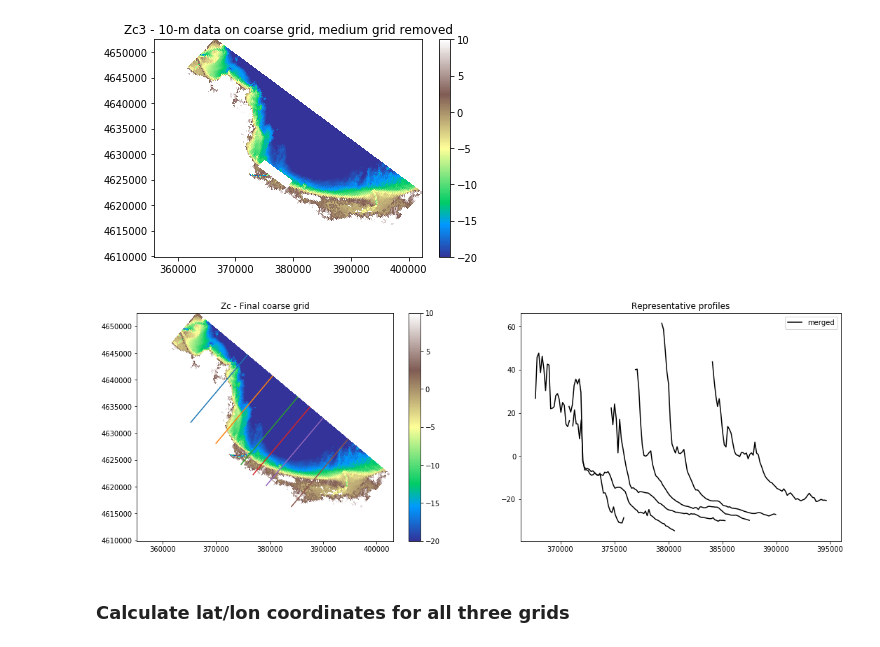
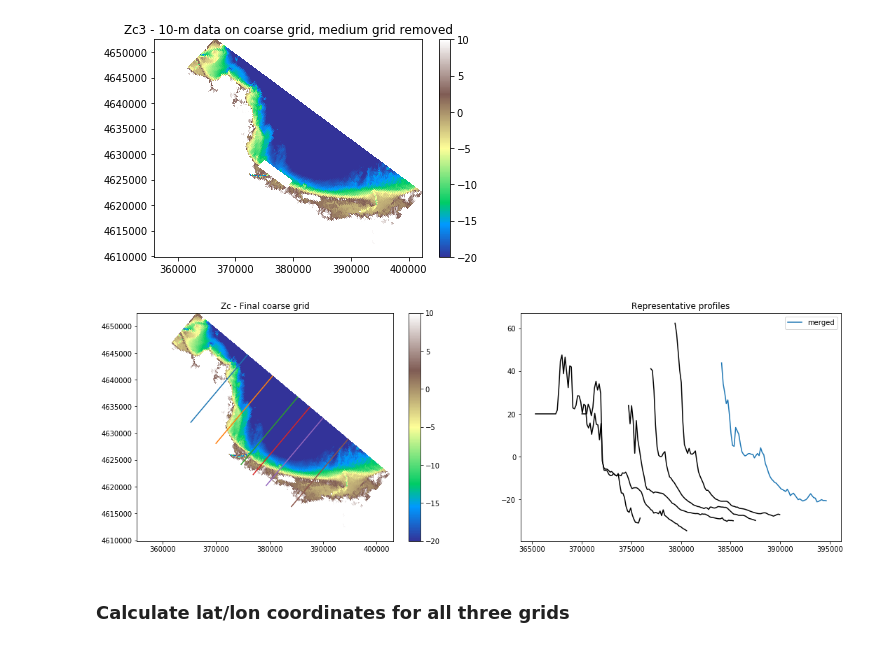
Before and after one commit to csherwood-usgs/CCBay, a Jupyter notebook: CCBay_grid_v1.ipynb, the cells around one changed output. Saved outputs shown, nothing was run; the diff lists cells and outputs as text; code cells hidden in the pictures.

```diff
--- a/CCBay_grid_v1.ipynb
+++ b/CCBay_grid_v1.ipynb
@@ -455,7 +490,7 @@ Kernal footprint:  (5, 5)
 # Make the fine grid with lidar data
 xp, yp = np.meshgrid(xlidar,ylidar)
 xpyp = np.array((np.ravel(xp),np.ravel(yp))).T
-zp = np.ravel(zlidar)
+zp = np.ravel(zlidars)
 print('xp ',np.shape(xp),'yp: ' ,np.shape(yp),'xpyp: ',np.shape(xpyp),'zp: :',np.shape(zp))
 print('Xf ',np.shape(Xf),'Yf: ' ,np.shape(Yf),'grid points: ',np.shape(np.array((np.ravel(Xf), np.ravel(Yf))).T))
 
@@ -624,7 +659,7 @@ Wall time: 682 ms
 # Interpolate the lidar data on to the medium grid
 xp, yp = np.meshgrid(xlidar,ylidar)
 xpyp = np.array((np.ravel(xp),np.ravel(yp))).T
-zp = np.ravel(zlidar)
+zp = np.ravel(zlidars)
 print('xp ',np.shape(xp),'yp: ' ,np.shape(yp),'xpyp: ',np.shape(xpyp),'zp: :',np.shape(zp))
 print('Xm ',np.shape(Xm),'Ym: ' ,np.shape(Ym),'grid points: ',np.shape(np.array((np.ravel(Xm), np.ravel(Ym))).T))
 
@@ -666,19 +701,13 @@ ntransects, npoints:  190 64
 [figure]
 # %%
 %%time
-# Interpolate the clipped 10-m data on to the medium grid
+# Interpolate the clipped, smoothed, filled 10-m data on to the medium grid
 xp, yp = np.meshgrid(x10c,y10c)
 xpyp = np.array((np.ravel(xp),np.ravel(yp))).T
-zp = np.ravel(z10c)
+zp = np.ravel(z10csf)
 print('xp ',np.shape(xp),'yp: ' ,np.shape(yp),'xpyp: ',np.shape(xpyp),'zp: :',np.shape(zp))
 print('Xm ',np.shape(Xm),'Ym: ' ,np.shape(Ym),'grid points: ',np.shape(np.array((np.ravel(Xm), np.ravel(Ym))).T))
-
-# interpolate 10-m data on to medium grid
 Zm3 = interpolate.griddata( xpyp, zp, np.array((np.ravel(Xm), np.ravel(Ym))).T, method='nearest', fill_value=np.NaN, rescale=False)
 Zm3 = np.reshape(Zm3,np.shape(Xm))
-
-plt.pcolormesh(Xm,Ym,Zm3,vmin=-8,vmax=10,cmap=plt.cm.terrain)
-plt.title('Zm3 - 10-m data on medium grid')
-plt.colorbar();
 # %% [output]
 xp  (3852, 4874) yp:  (3852, 4874) xpyp:  (18774648, 2) zp: : (18774648,)
@@ -767,10 +800,9 @@ Wall time: 184 ms
 # Interpolate the clipped 10-m data on to the coarse grid
 xp, yp = np.meshgrid(x10c,y10c)
 xpyp = np.array((np.ravel(xp),np.ravel(yp))).T
-zp = np.ravel(z10c)
+zp = np.ravel(z10csf)
 print('xp ',np.shape(xp),'yp: ' ,np.shape(yp),'xpyp: ',np.shape(xpyp),'zp: :',np.shape(zp))
 print('Xc ',np.shape(Xc),'Yc: ' ,np.shape(Yc),'grid points: ',np.shape(np.array((np.ravel(Xc), np.ravel(Yc))).T))
 
-# interpolate 10-m data on to medium grid
 Zc2 = interpolate.griddata( xpyp, zp, np.array((np.ravel(Xc), np.ravel(Yc))).T, method='nearest', fill_value=np.NaN, rescale=False)
 Zc2 = np.reshape(Zc2,np.shape(Xc))
@@ -797,25 +833,25 @@ Zc = np.nanmean(Zcstack, 0)
 # %%
 # plot
 fig = plt.figure(figsize=(18,6))
 plt.subplot(1,2,1)
 plt.pcolormesh(Xc,Yc,Zc,vmin=-20,vmax=10,cmap=plt.cm.terrain)
 for i in np.array([50,75,100,112,125,150]):
     plt.plot(Xc[:,i],Yc[:,i],'-')
 
 plt.title('Zc - Final coarse grid')
 plt.colorbar()
 plt.axis('equal');
 plt.subplot(1,2,2)
 for i in np.array([50,75,100,112,125]):
     plt.plot(Xc[:,i],Zc[:,i],'-k')
 
 # one last transect to get the legend
 i=150
-plt.plot(Xc[:,i],Zc[:,i],'-k',label='merged')
+plt.plot(Xc[:,i],Zc[:,i],'-',label='merged')
 plt.title('Representative profiles')
 plt.legend();
 # %% [output]
-[figure, old version]
+[figure, new version]
 # %% [markdown]
 ### Calculate lat/lon coordinates for all three grids
 # %%
```
Also changed, not shown: parts of 24 cells of this notebook.
